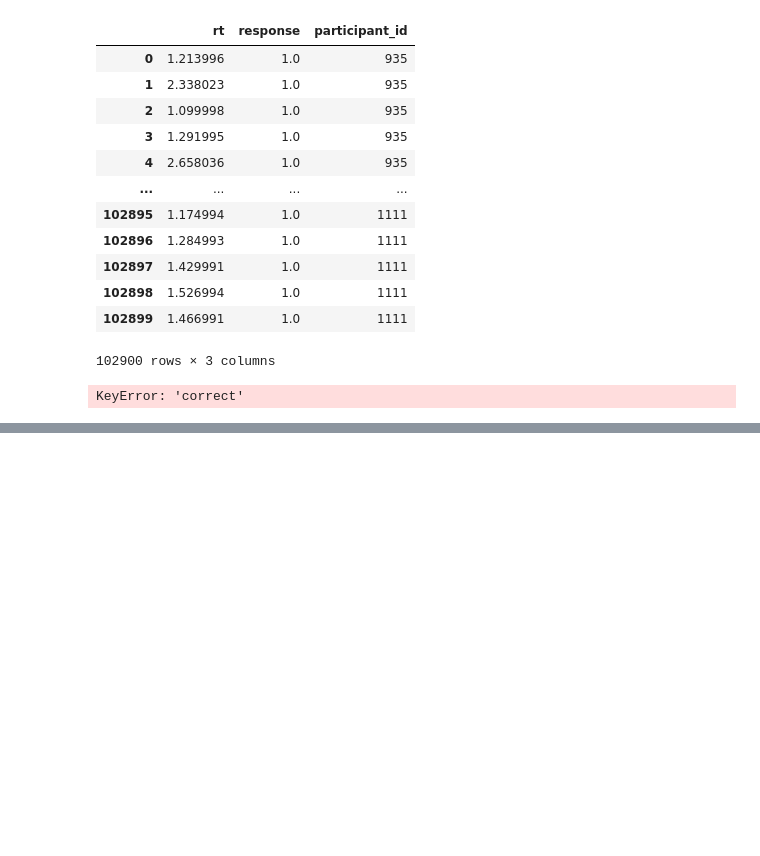
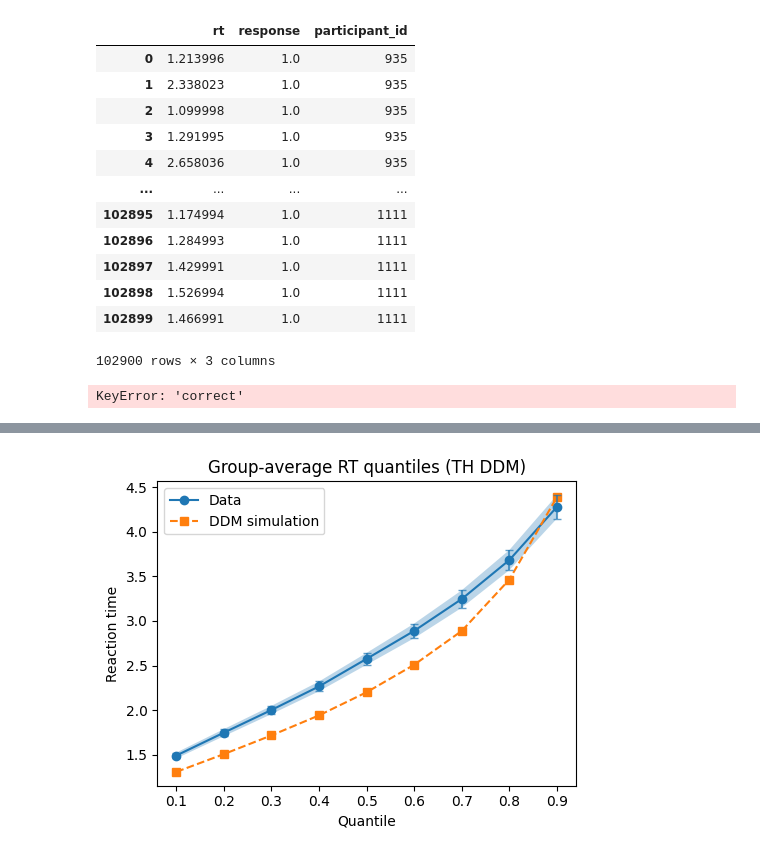
Before and after one commit to jjjj17/HSSM-fitting, a Jupyter notebook: hssm_quantplots.ipynb, the cells around one changed output, grey strips where cells are left out. Saved outputs shown, nothing was run; the diff lists cells and outputs as text; code cells hidden in the pictures; blank space fills up the shorter version.

```diff
--- a/hssm_quantplots.ipynb
+++ b/hssm_quantplots.ipynb
@@ -367,0 +424,8 @@ KeyError: 'correct'
+# %%
+plot_rt_quantiles_group(
+    real_df=df_exp_0,
+    sim_df=df_sim_th_0,
+    title="Group-average RT quantiles (TH DDM)"
+)
+# %% [output]
+[figure, added]
```
Also changed, not shown: parts of 31 cells of this notebook, 3 other files.
